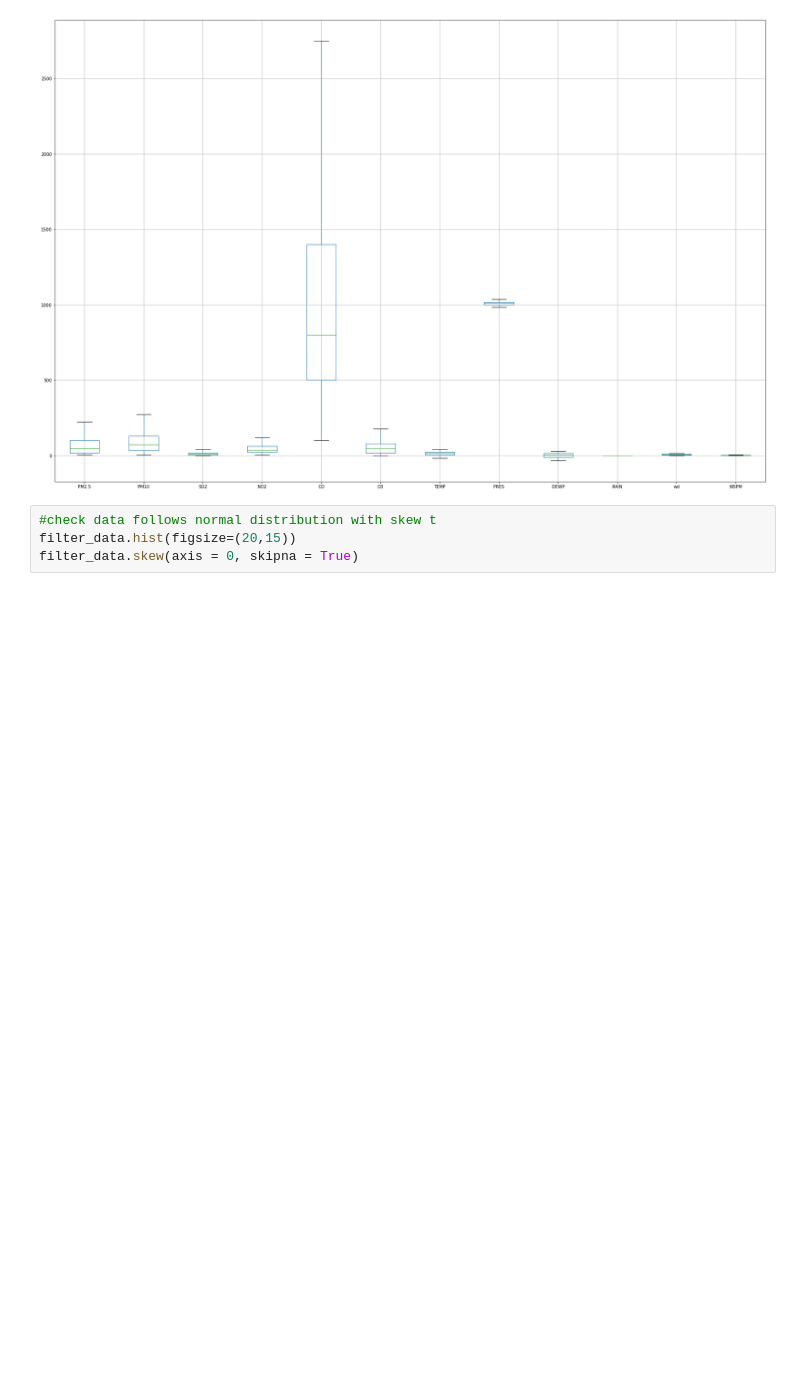
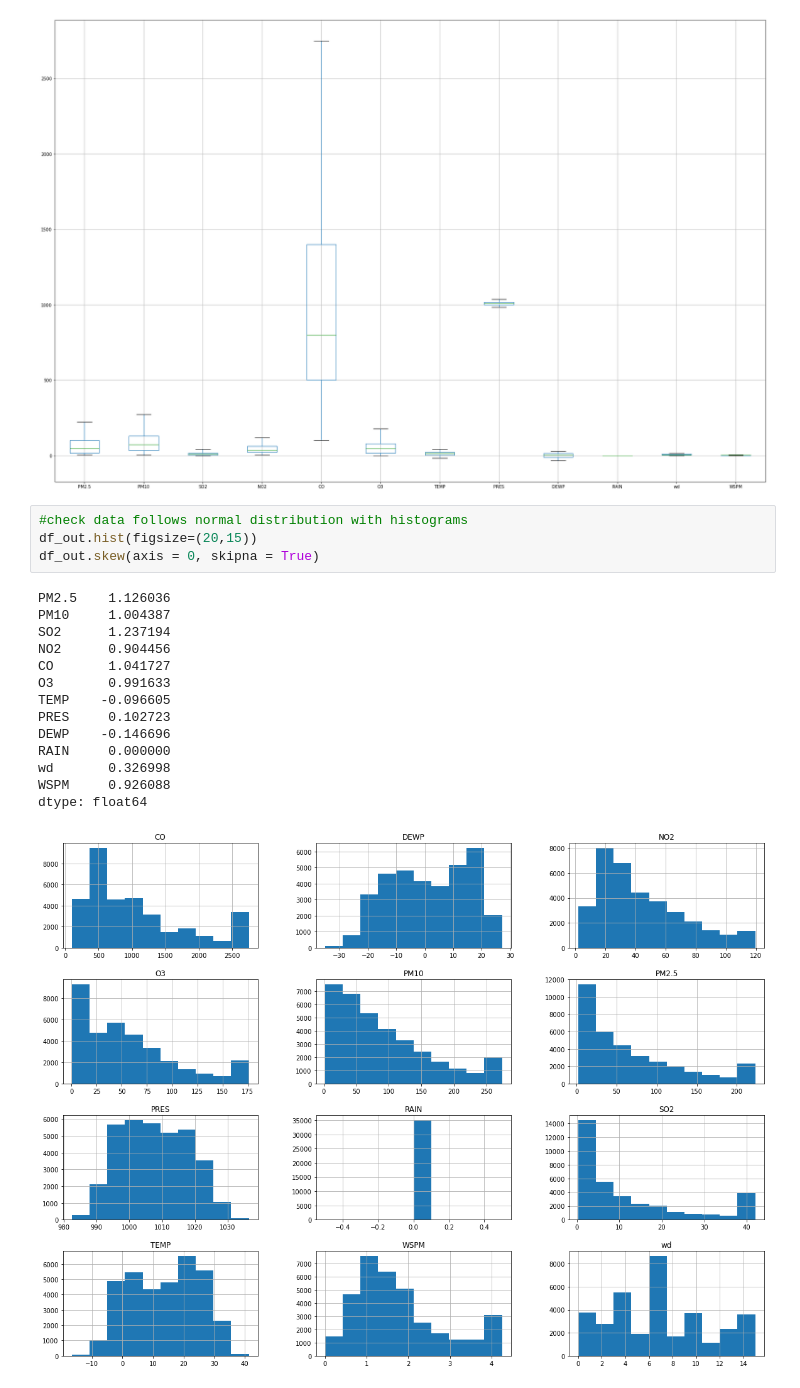
Before and after one commit to LahiRumesh/ML_Data_Pre-Process, a Jupyter notebook: data_pre_process.ipynb, the cells around one changed output. Cells and saved outputs as stored; diff of their text form; blank space fills up the shorter version.

```diff
--- a/data_pre_process.ipynb
+++ b/data_pre_process.ipynb
@@ -141,6 +141,21 @@ df_out.boxplot(column=list(df_out),figsize=(30,20))
 <AxesSubplot:>
 [figure]
 # %%
-#check data follows normal distribution with skew t
-filter_data.hist(figsize=(20,15))
-filter_data.skew(axis = 0, skipna = True)
+#check data follows normal distribution with histograms
+df_out.hist(figsize=(20,15))
+df_out.skew(axis = 0, skipna = True)
+# %% [output]
+PM2.5    1.126036
+PM10     1.004387
+SO2      1.237194
+NO2      0.904456
+CO       1.041727
+O3       0.991633
+TEMP    -0.096605
+PRES     0.102723
+DEWP    -0.146696
+RAIN     0.000000
+wd       0.326998
+WSPM     0.926088
+dtype: float64
+[figure, added]
```
Also changed, not shown: parts of 3 cells of this notebook.
